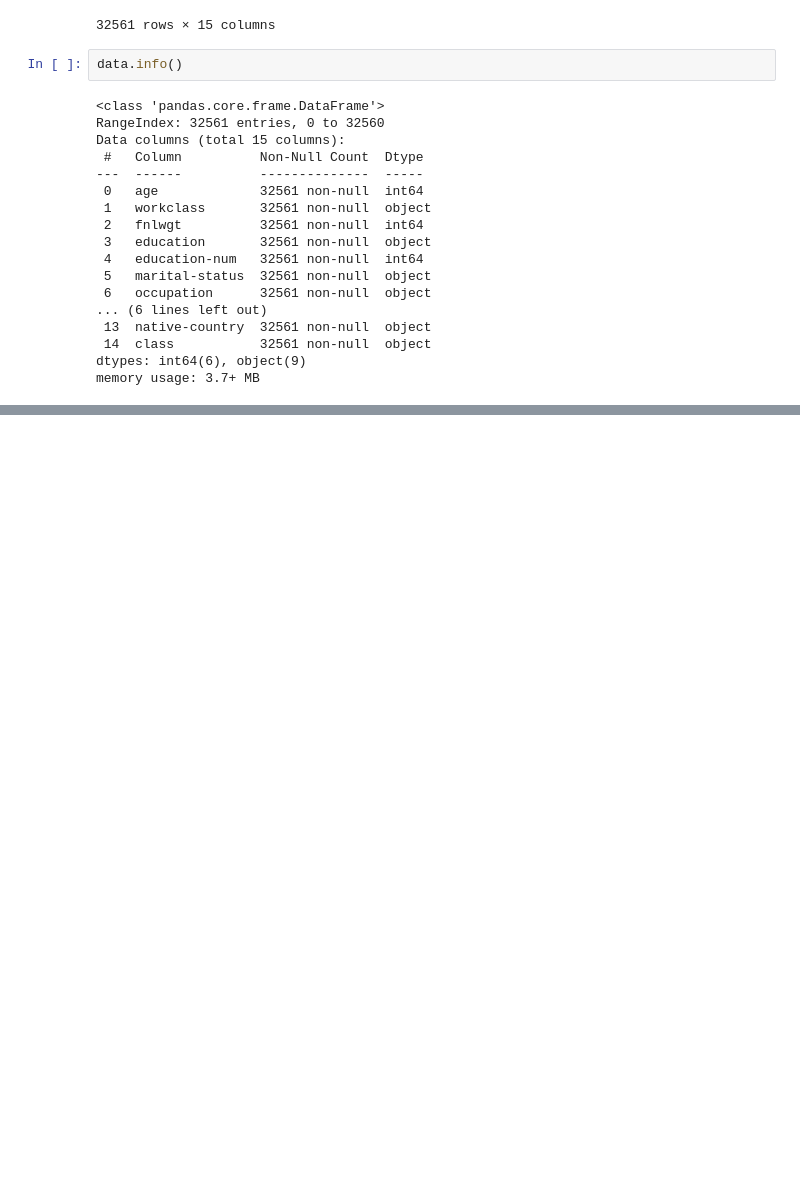
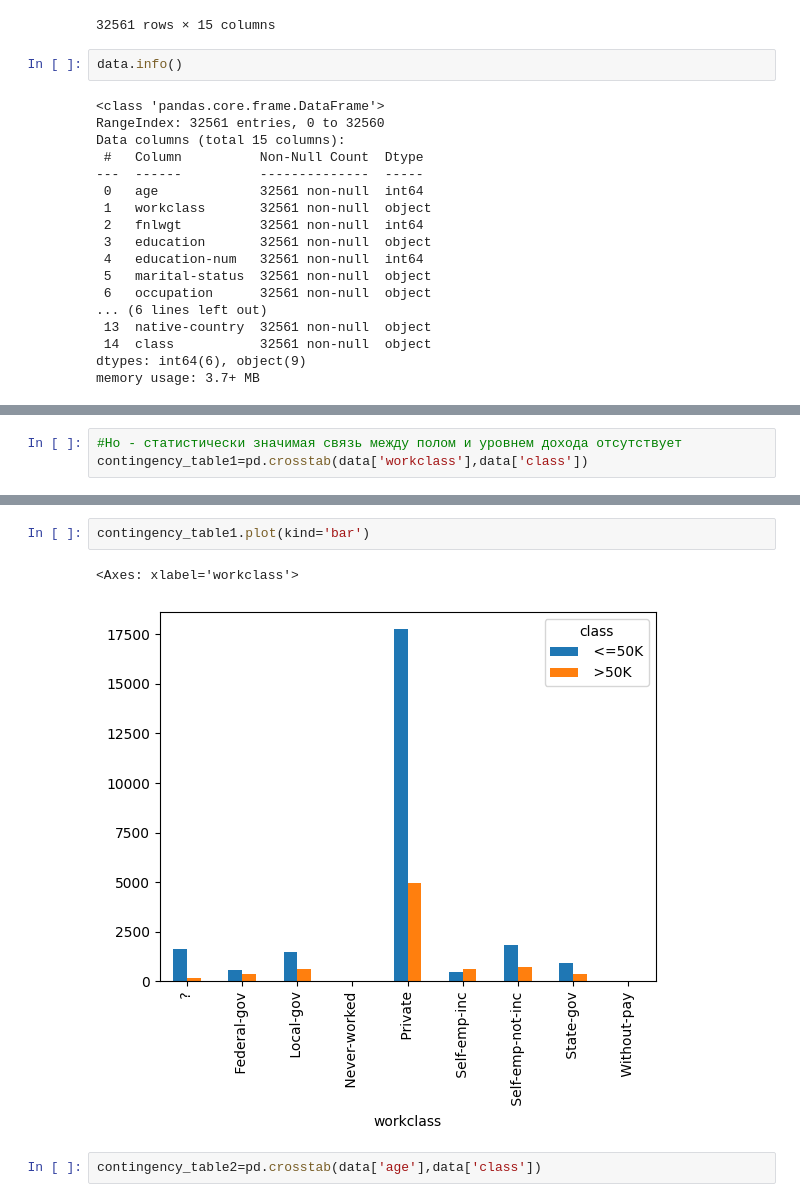
Before and after one commit to maximarbuzov/maxim, a Jupyter notebook: Untitled11.ipynb, the cells around one changed output, grey strips where cells are left out. Drawn from its saved outputs; the diff is of its cells as text; blank space fills up the shorter version.

```diff
--- a/Untitled11.ipynb
+++ b/Untitled11.ipynb
@@ -58,0 +127,3 @@ data.describe()
+# %%
+#Ho - статистически значимая связь между полом и уровнем дохода отсутствует
+contingency_table1=pd.crosstab(data['workclass'],data['class'])
@@ -58,0 +161,7 @@ data.describe()
+# %%
+contingency_table1.plot(kind='bar')
+# %% [output]
+<Axes: xlabel='workclass'>
+[figure, added]
+# %%
+contingency_table2=pd.crosstab(data['age'],data['class'])
```
Also changed, not shown: parts of 18 cells of this notebook.
